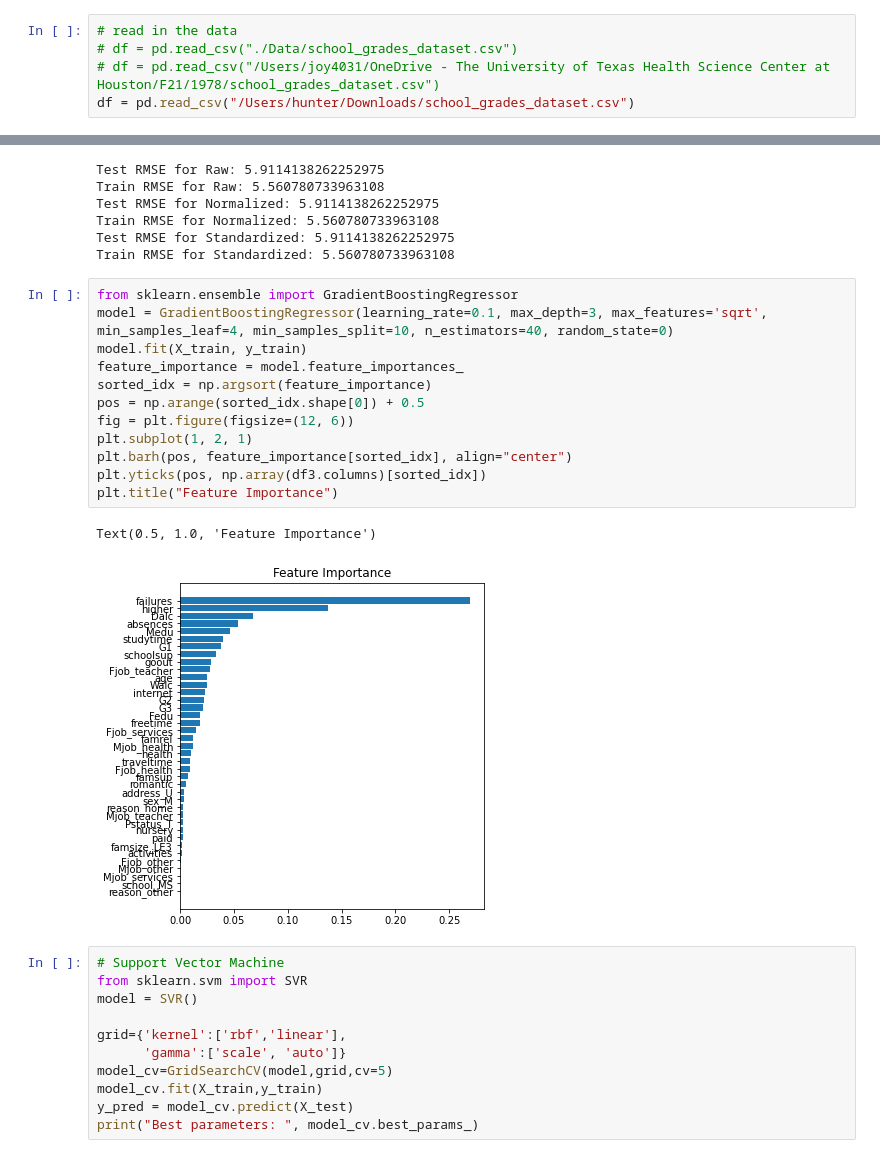
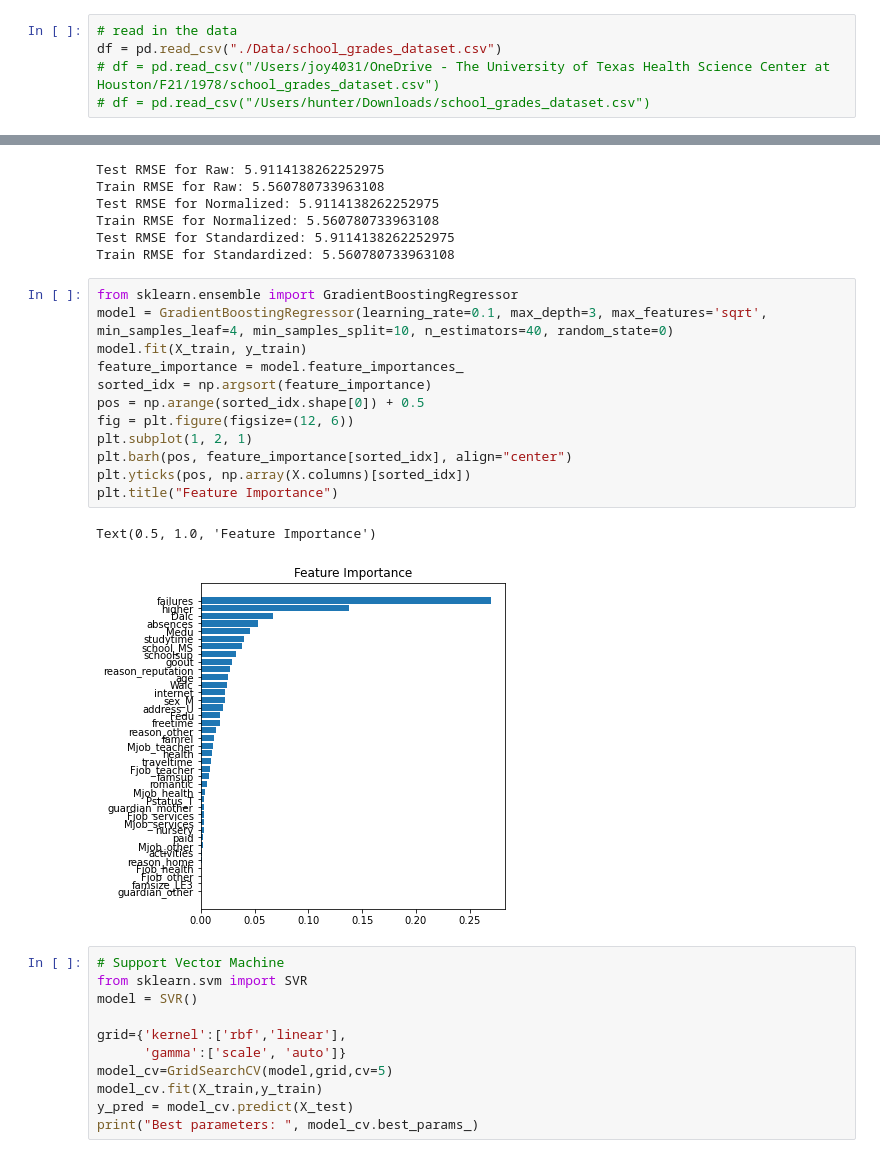
Before and after one commit to stephyap/ph1978L_finalproject, a Jupyter notebook: ph1978L_finalproject.ipynb, the cells around one changed output, grey strips where cells are left out. Cells and saved outputs as stored; diff of their text form.

```diff
--- a/ph1978L_finalproject.ipynb
+++ b/ph1978L_finalproject.ipynb
@@ -41,9 +41,9 @@ import warnings
 warnings.filterwarnings(action= 'ignore')
 # %%
 # read in the data
-# df = pd.read_csv("./Data/school_grades_dataset.csv")
+df = pd.read_csv("./Data/school_grades_dataset.csv")
 # df = pd.read_csv("/Users/joy4031/OneDrive - The University of Texas Health Science Center at Houston/F21/1978/school_grades_dataset.csv")
-df = pd.read_csv("/Users/hunter/Downloads/school_grades_dataset.csv")
+# df = pd.read_csv("/Users/hunter/Downloads/school_grades_dataset.csv")
 # %% [markdown]
 ## Exploratory Data Analysis
 # %%
@@ -2999,18 +2999,18 @@ Train RMSE for Standardized: 5.560780733963108
 # %%
 from sklearn.ensemble import GradientBoostingRegressor
 model = GradientBoostingRegressor(learning_rate=0.1, max_depth=3, max_features='sqrt', min_samples_leaf=4, min_samples_split=10, n_estimators=40, random_state=0)
 model.fit(X_train, y_train)
 feature_importance = model.feature_importances_
 sorted_idx = np.argsort(feature_importance)
 pos = np.arange(sorted_idx.shape[0]) + 0.5
 fig = plt.figure(figsize=(12, 6))
 plt.subplot(1, 2, 1)
 plt.barh(pos, feature_importance[sorted_idx], align="center")
-plt.yticks(pos, np.array(df3.columns)[sorted_idx])
+plt.yticks(pos, np.array(X.columns)[sorted_idx])
 plt.title("Feature Importance")
 # %% [output]
 Text(0.5, 1.0, 'Feature Importance')
-[figure, old version]
+[figure, new version]
 # %%
 # Support Vector Machine
 from sklearn.svm import SVR
```
